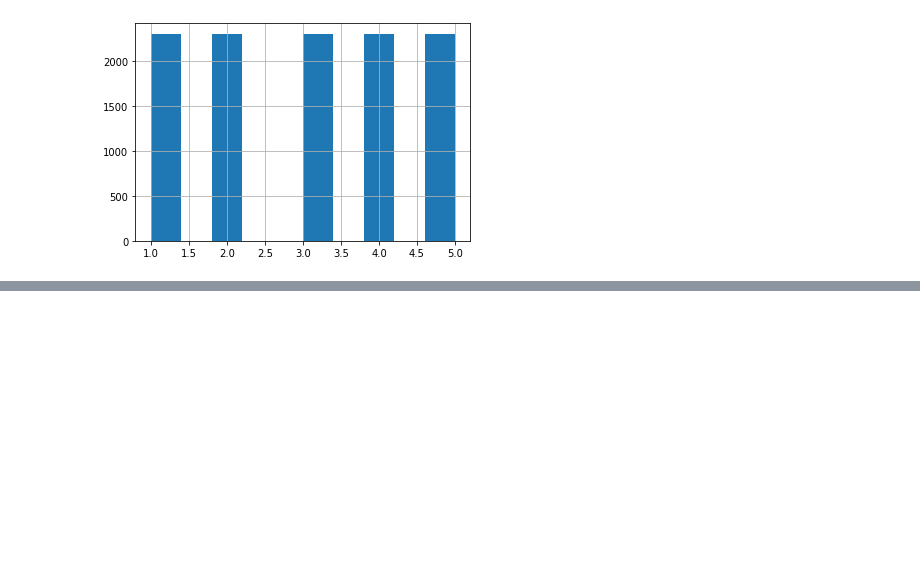
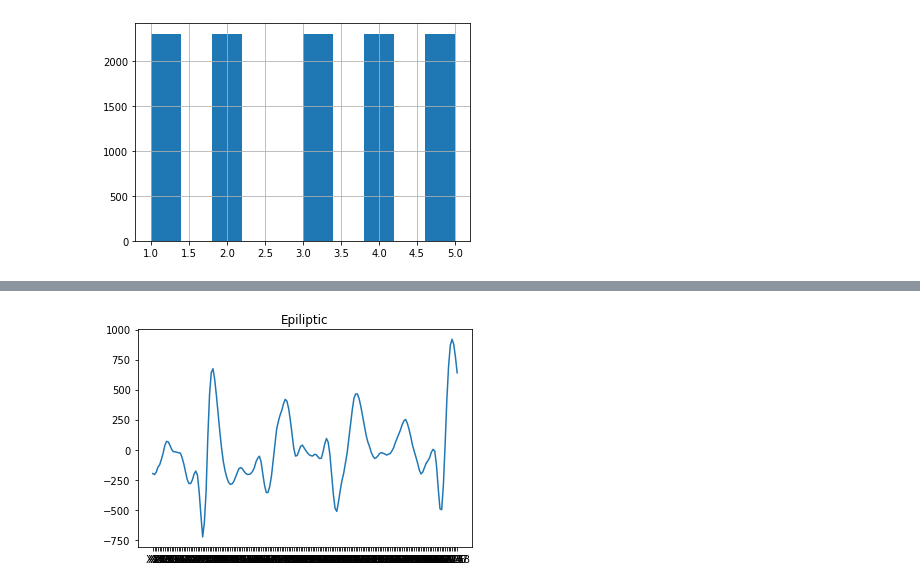
Before and after one commit to MaxKumundzhiev/Practices-for-Engineers, a Jupyter notebook: DataScienceProblems /Epileptic Seizure Recognition.ipynb, the cells around one changed output, grey strips where cells are left out. Saved outputs shown, nothing was run; the diff lists cells and outputs as text; code cells hidden in the pictures; blank space fills up the shorter version.

```diff
--- a/DataScienceProblems /Epileptic Seizure Recognition.ipynb
+++ b/DataScienceProblems /Epileptic Seizure Recognition.ipynb
@@ -143,0 +271,6 @@ data.values
+# %%
+#Epileptic
+plt.plot(data.iloc[1][0:-1]);
+plt.title('Epiliptic');
+# %% [output]
+[figure, added]
```
Also changed, not shown: parts of 51 cells of this notebook.
